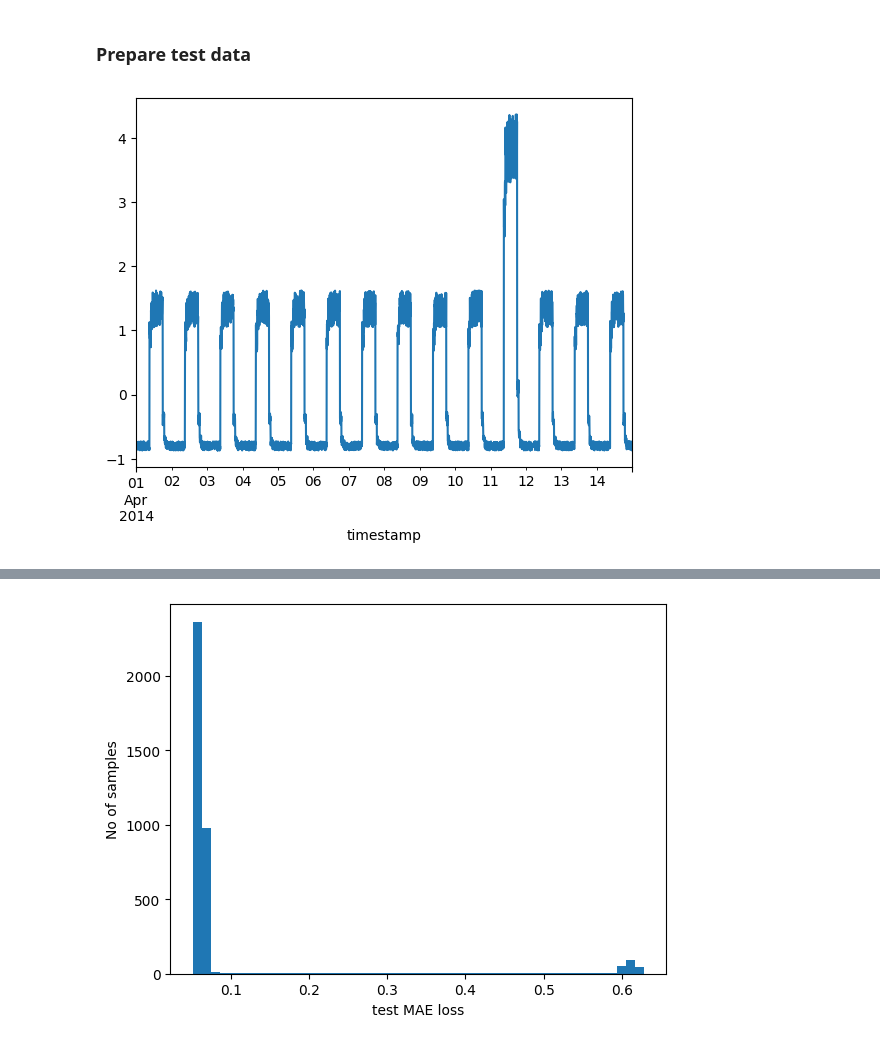
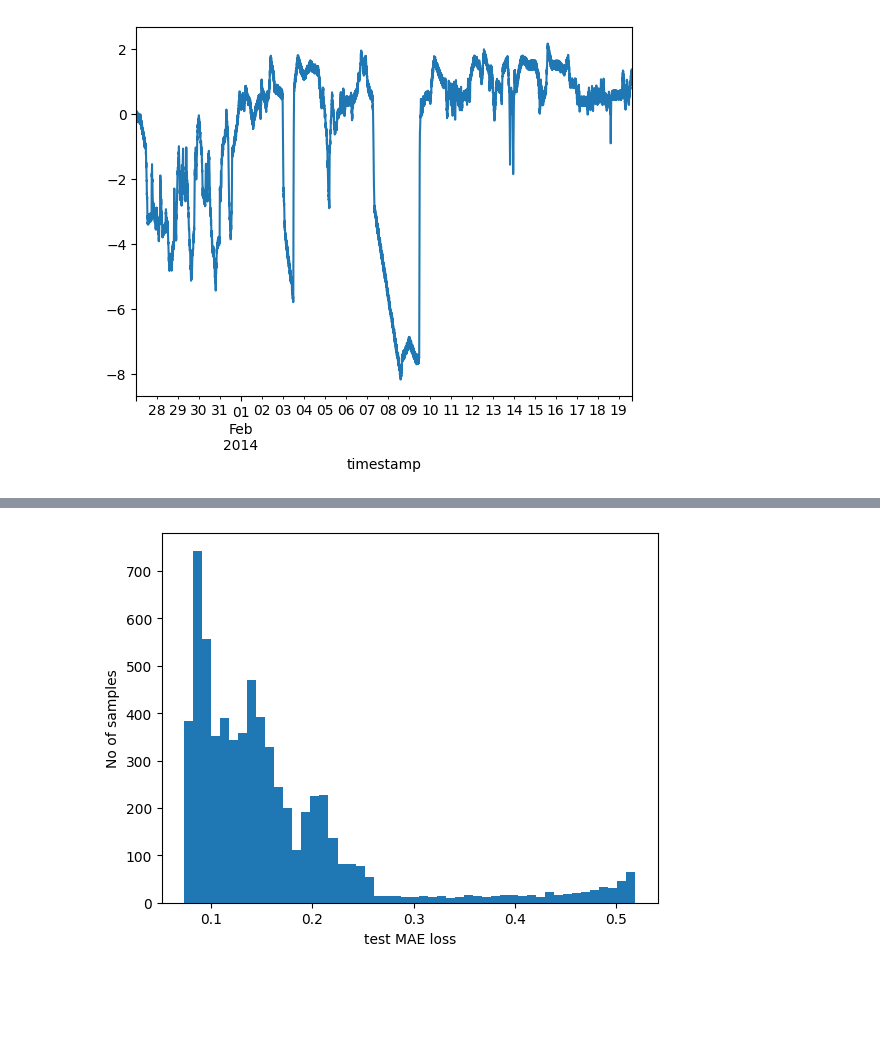
Before and after one commit to anjalianand10/VariationalAutoencodersForAnomalyDetection, a Jupyter notebook: window.ipynb, the cells around one changed output, grey strips where cells are left out. Saved outputs shown, nothing was run; the diff lists cells and outputs as text; code cells hidden in the pictures; blank space fills up the shorter version.

```diff
--- a/window.ipynb
+++ b/window.ipynb
@@ -254,0 +61,12 @@ Let's plot training and validation loss to see how the training went.
+# %%
+# Generated training sequences for use in the model.
+def create_sequences(values, time_steps):
+    output = []
+    for i in range(len(values) - time_steps + 1):
+        output.append(values[i : (i + time_steps)])
+    return np.stack(output)
+# %%
+step_size = 288
+
+train = create_sequences(train_scaled.values, step_size)
+print("Training input shape: ", train.shape)
@@ -254,0 +164,8 @@ Let's plot training and validation loss to see how the training went.
+# %%
+history = model.fit(
+    train,
+    train,
+    epochs=50,
+    batch_size=128,
+    validation_split=0.1,
+    callbacks=[tf.keras.callbacks.EarlyStopping(patience=8, restore_best_weights=True)])
@@ -276,7 +197,7 @@ familiar with. We will label this sample as an `anomaly`.
 # %%
 # Get train MAE loss.
-x_train_pred = model.predict(x_train)
-train_mae_loss = np.mean(np.abs(x_train_pred - x_train), axis=1)
+train_pred = model.predict(train)
+train_mae_loss = np.mean(np.abs(train_pred - train), axis=1)
 
 plt.hist(train_mae_loss, bins=50)
 plt.xlabel("Train MAE loss")
@@ -305,29 +221,27 @@ plt.show()
-# %% [markdown]
-### Prepare test data
 # %%
 
-df_test_value = (df_daily_jumpsup - training_mean) / training_std
+test_scaled = (tst_data - training_mean) / training_std
 fig, ax = plt.subplots()
-df_test_value.plot(legend=False, ax=ax)
+test_scaled.plot(legend=False, ax=ax)
 plt.show()
 
 # Create sequences from test values.
-x_test = create_sequences(df_test_value.values)
-print("Test input shape: ", x_test.shape)
+test = create_sequences(test_scaled.values, step_size)
+print("Test input shape: ", test.shape)
 
 # Get test MAE loss.
-x_test_pred = model.predict(x_test)
-test_mae_loss = np.mean(np.abs(x_test_pred - x_test), axis=1)
+test_pred = model.predict(test)
+test_mae_loss = np.mean(np.abs(test_pred - test), axis=1)
 test_mae_loss = test_mae_loss.reshape((-1))
 
 plt.hist(test_mae_loss, bins=50)
 plt.xlabel("test MAE loss")
 plt.ylabel("No of samples")
 plt.show()
 
 # Detect all the samples which are anomalies.
 anomalies = test_mae_loss > threshold
 print("Number of anomaly samples: ", np.sum(anomalies))
 print("Indices of anomaly samples: ", np.where(anomalies))
 # %% [output]
-[figure, old version]
+[figure, new version]
@@ -336 +250 @@ Test input shape:  (3745, 288, 1)
-[figure, old version]
+[figure, new version]
```
Also changed, not shown: parts of 50 cells of this notebook.
